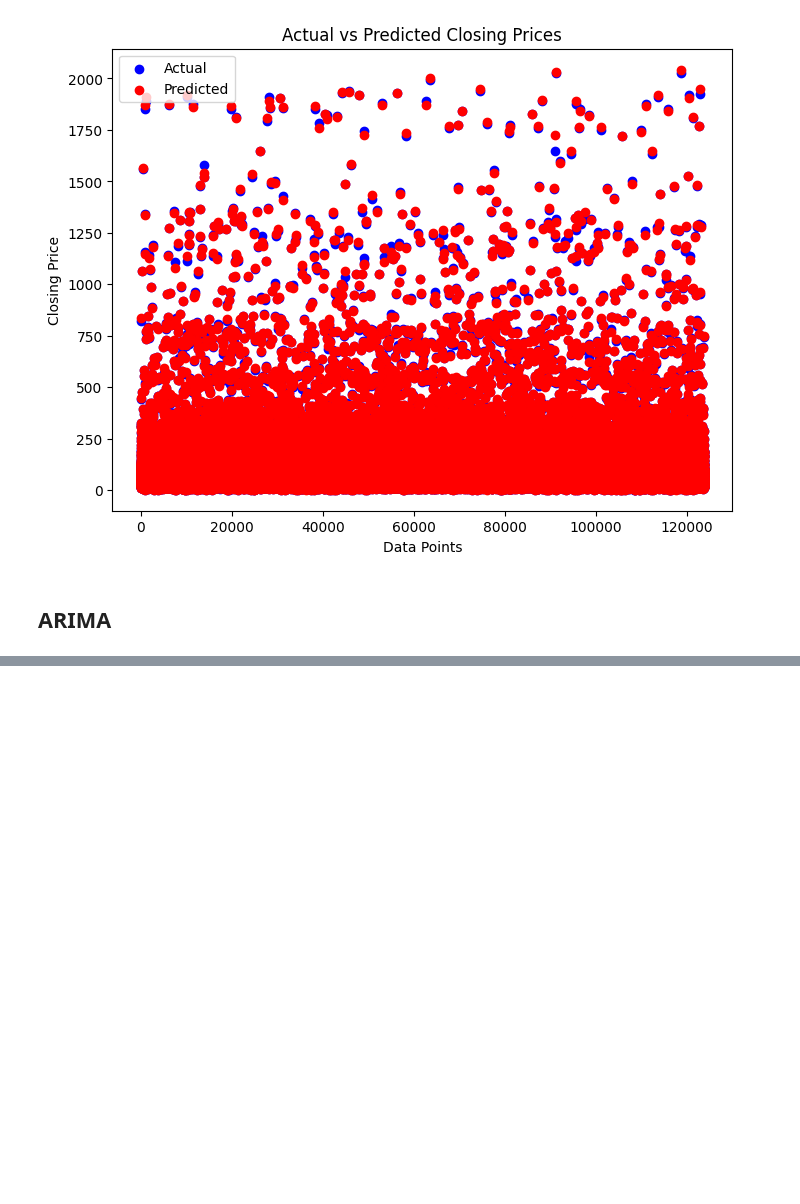
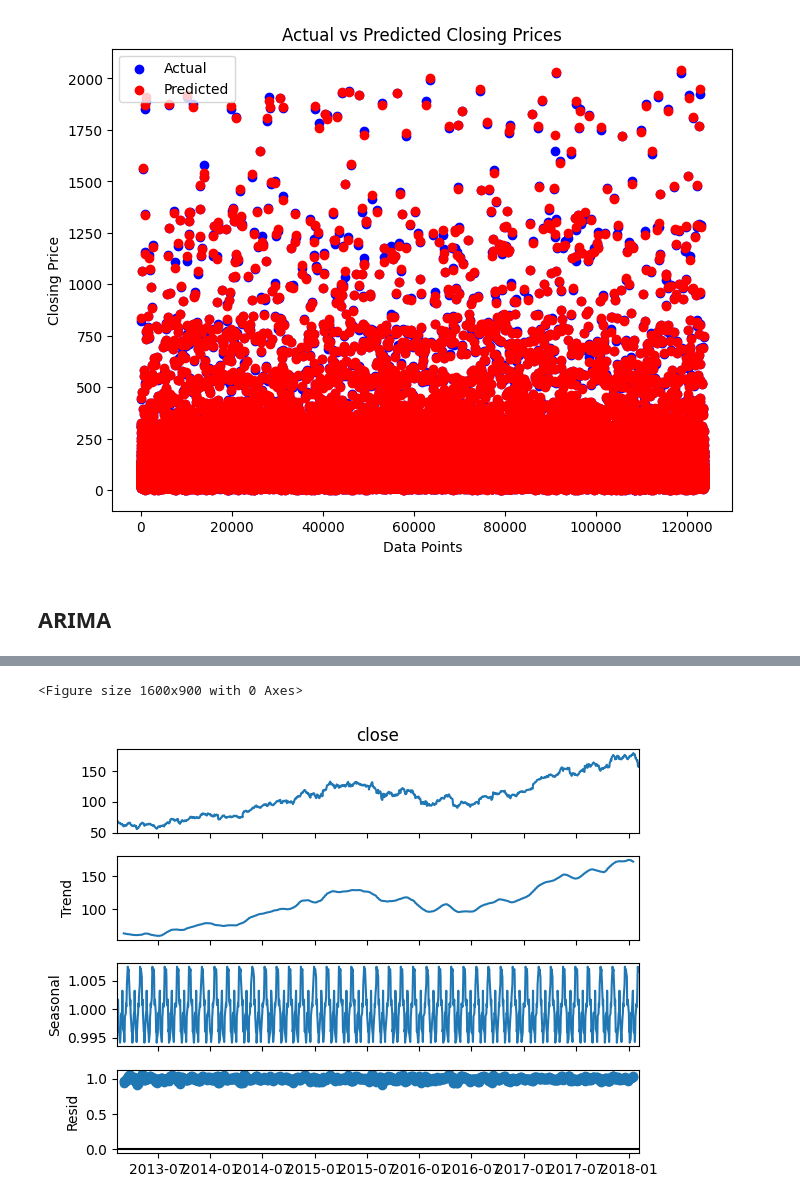
Before and after one commit to paarthvisharma/StockPricePrediction, a Jupyter notebook: StockPrediction.ipynb, the cells around one changed output, grey strips where cells are left out. Cells and saved outputs as stored; diff of their text form; code cells hidden in the pictures; blank space fills up the shorter version.

```diff
--- a/StockPrediction.ipynb
+++ b/StockPrediction.ipynb
@@ -689 +649,11 @@ Warnings:
+# %%
+from statsmodels.tsa.seasonal import seasonal_decompose
+
+result = seasonal_decompose(df_aapl['close'], model='multiplicative', period=30)
+plt.figure(figsize=(16, 9))
+fig = result.plot()
+plt.show()
+# %% [output]
+<Figure size 1600x900 with 0 Axes>
+[figure, added]
 # %%
```
Also changed, not shown: parts of 31 cells of this notebook.
